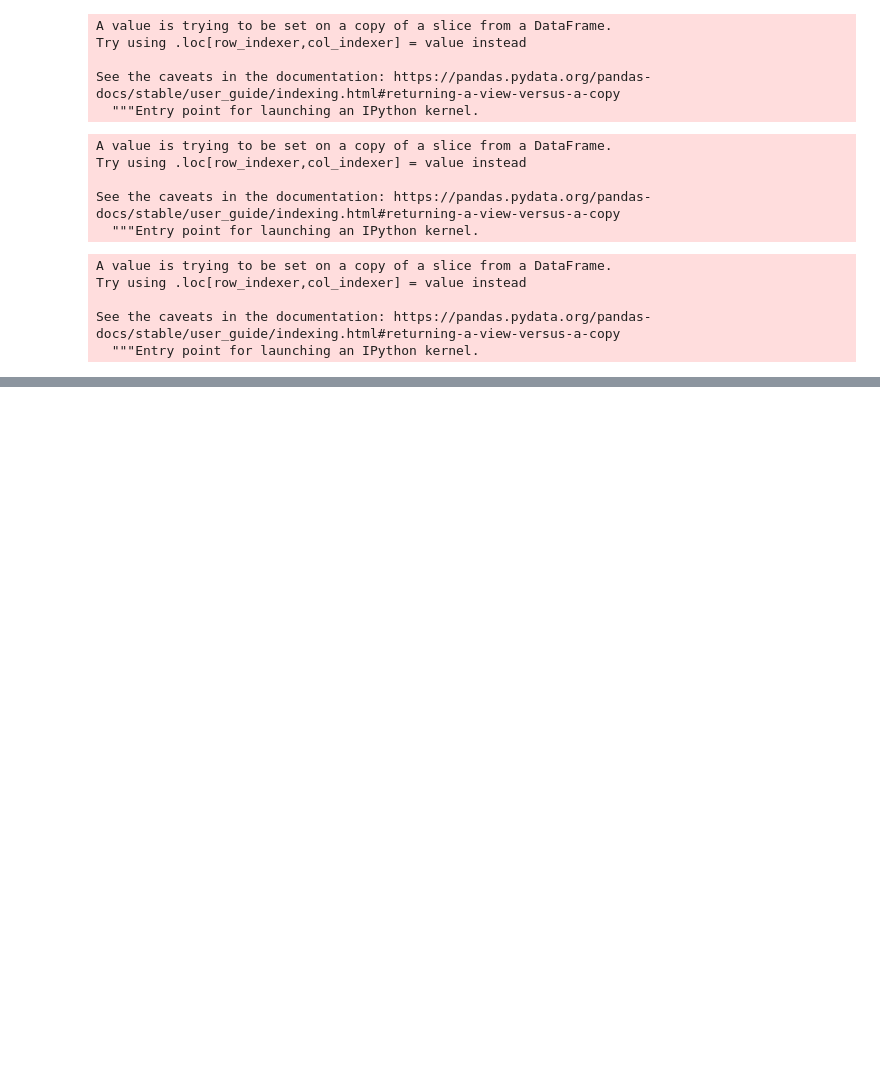
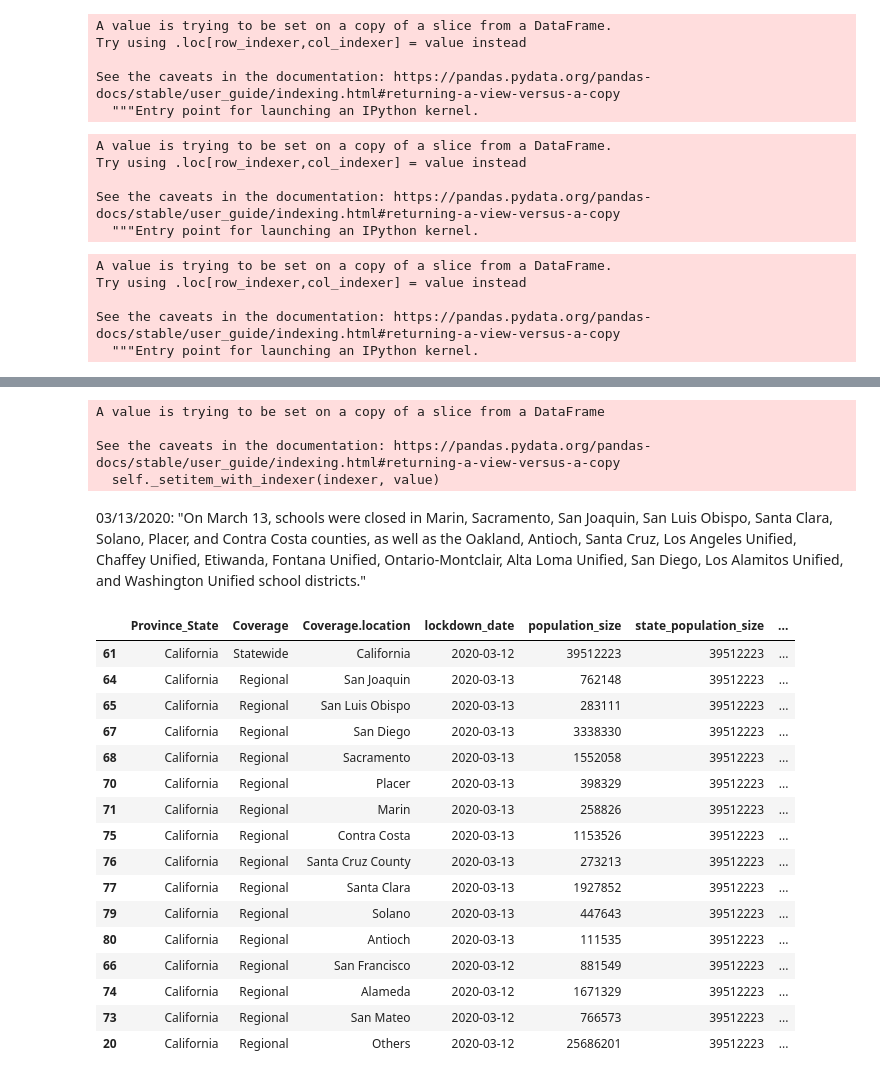
Before and after one commit to covidvis/covid19-vis, a Jupyter notebook: notebooks/Intervention Footprint Trajectory.ipynb, the cells around one changed output, grey strips where cells are left out. Drawn from its saved outputs; the diff is of its cells as text; code cells hidden in the pictures; blank space fills up the shorter version.

```diff
--- a/notebooks/Intervention Footprint Trajectory.ipynb
+++ b/notebooks/Intervention Footprint Trajectory.ipynb
@@ -195,0 +219,8 @@ qdf
+# %%
+qdf = quarantine_df[quarantine_df["Province_State"]==state]
+qdf_additional = compute_state_replacements(state)
+# %% [output]
+A value is trying to be set on a copy of a slice from a DataFrame
+
+See the caveats in the documentation: https://pandas.pydata.org/pandas-docs/stable/user_guide/indexing.html#returning-a-view-versus-a-copy
+  self._setitem_with_indexer(indexer, value)
@@ -195,0 +229,22 @@ qdf
+# %% [markdown]
+03/13/2020: "On March 13, schools were closed in Marin, Sacramento, San Joaquin, San Luis Obispo, Santa Clara, Solano, Placer, and Contra Costa counties, as well as the Oakland, Antioch, Santa Cruz, Los Angeles Unified, Chaffey Unified, Etiwanda, Fontana Unified, Ontario-Montclair, Alta Loma Unified, San Diego, Los Alamitos Unified, and Washington Unified school districts."
+# %%
+qdf_keep
+# %% [output]
+|  | Province_State | Coverage | Coverage.location | lockdown_date | population_size | state_population_size | ... |
+| 61 | California | Statewide | California | 2020-03-12 | 39512223 | 39512223 | ... |
+| 64 | California | Regional | San Joaquin | 2020-03-13 | 762148 | 39512223 | ... |
+| 65 | California | Regional | San Luis Obispo | 2020-03-13 | 283111 | 39512223 | ... |
+| 67 | California | Regional | San Diego | 2020-03-13 | 3338330 | 39512223 | ... |
+| 68 | California | Regional | Sacramento | 2020-03-13 | 1552058 | 39512223 | ... |
+| 70 | California | Regional | Placer | 2020-03-13 | 398329 | 39512223 | ... |
+| 71 | California | Regional | Marin | 2020-03-13 | 258826 | 39512223 | ... |
+| 75 | California | Regional | Contra Costa | 2020-03-13 | 1153526 | 39512223 | ... |
+| 76 | California | Regional | Santa Cruz County | 2020-03-13 | 273213 | 39512223 | ... |
+| 77 | California | Regional | Santa Clara | 2020-03-13 | 1927852 | 39512223 | ... |
+| 79 | California | Regional | Solano | 2020-03-13 | 447643 | 39512223 | ... |
+| 80 | California | Regional | Antioch | 2020-03-13 | 111535 | 39512223 | ... |
+| 66 | California | Regional | San Francisco | 2020-03-12 | 881549 | 39512223 | ... |
+| 74 | California | Regional | Alameda | 2020-03-12 | 1671329 | 39512223 | ... |
+| 73 | California | Regional | San Mateo | 2020-03-12 | 766573 | 39512223 | ... |
+| 20 | California | Regional | Others | 2020-03-12 | 25686201 | 39512223 | ... |
```
Also changed, not shown: parts of 37 cells of this notebook, 1 other file.
